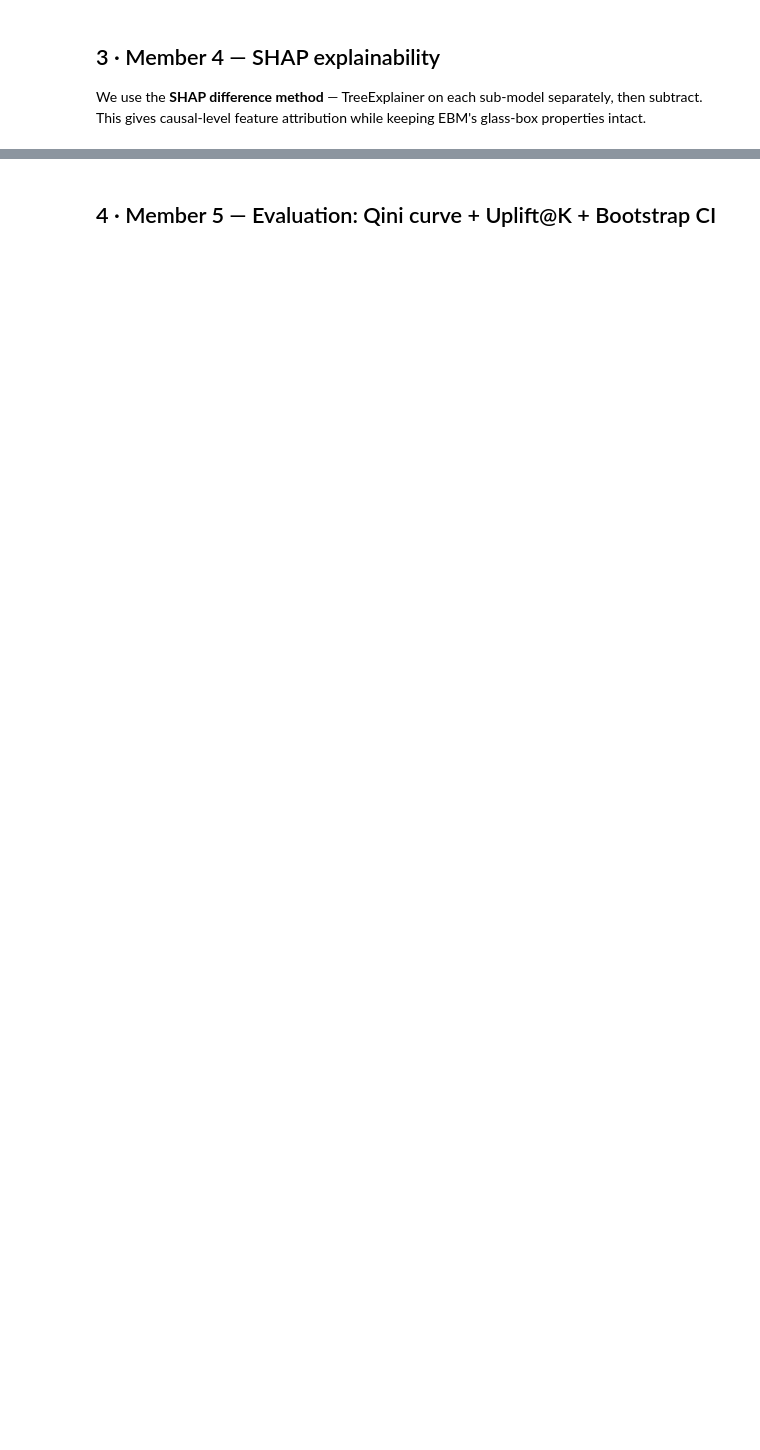
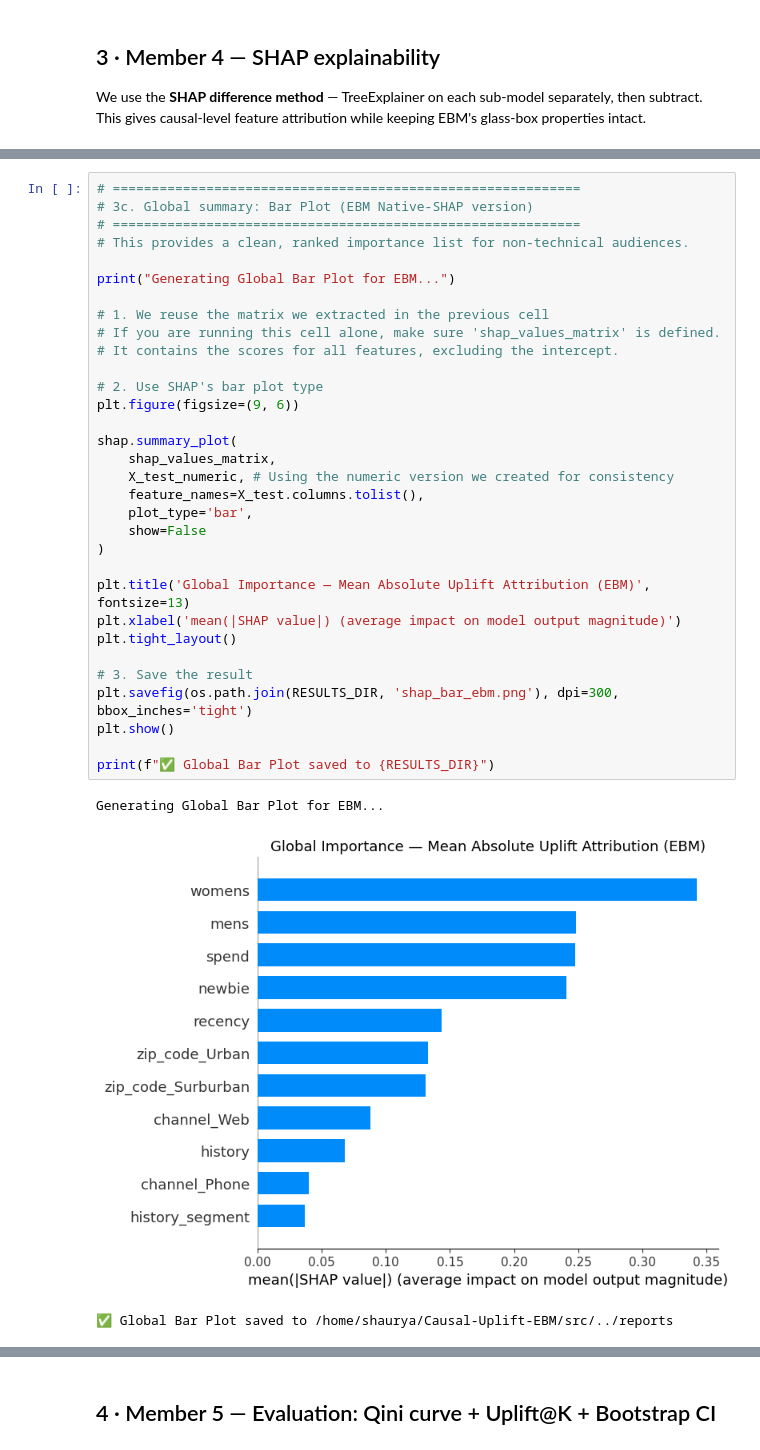
Before and after one commit to shaurya-manjkhola/Causal-Uplift-EBM, a Jupyter notebook: notebooks/02_modelling.ipynb, the cells around one changed output, grey strips where cells are left out. Cells and saved outputs as stored; diff of their text form; blank space fills up the shorter version.

```diff
--- a/notebooks/02_modelling.ipynb
+++ b/notebooks/02_modelling.ipynb
@@ -350 +580,37 @@ plt.show()
+# %%
+# ============================================================
+# 3c. Global summary: Bar Plot (EBM Native-SHAP version)
+# ============================================================
+# This provides a clean, ranked importance list for non-technical audiences.
+
+print("Generating Global Bar Plot for EBM...")
+
+# 1. We reuse the matrix we extracted in the previous cell
+# If you are running this cell alone, make sure 'shap_values_matrix' is defined.
+# It contains the scores for all features, excluding the intercept.
+
+# 2. Use SHAP's bar plot type
+plt.figure(figsize=(9, 6))
+
+shap.summary_plot(
+    shap_values_matrix,
+    X_test_numeric, # Using the numeric version we created for consistency
+    feature_names=X_test.columns.tolist(),
+    plot_type='bar',
+    show=False
+)
+
+plt.title('Global Importance — Mean Absolute Uplift Attribution (EBM)', fontsize=13)
+plt.xlabel('mean(|SHAP value|) (average impact on model output magnitude)')
+plt.tight_layout()
+
+# 3. Save the result
+plt.savefig(os.path.join(RESULTS_DIR, 'shap_bar_ebm.png'), dpi=300, bbox_inches='tight')
+plt.show()
+
+print(f"✅ Global Bar Plot saved to {RESULTS_DIR}")
+# %% [output]
+Generating Global Bar Plot for EBM...
+[figure, added]
+✅ Global Bar Plot saved to /home/shaurya/Causal-Uplift-EBM/src/../reports
 # %%
```
Also changed, not shown: parts of 21 cells of this notebook, 19 other files.
